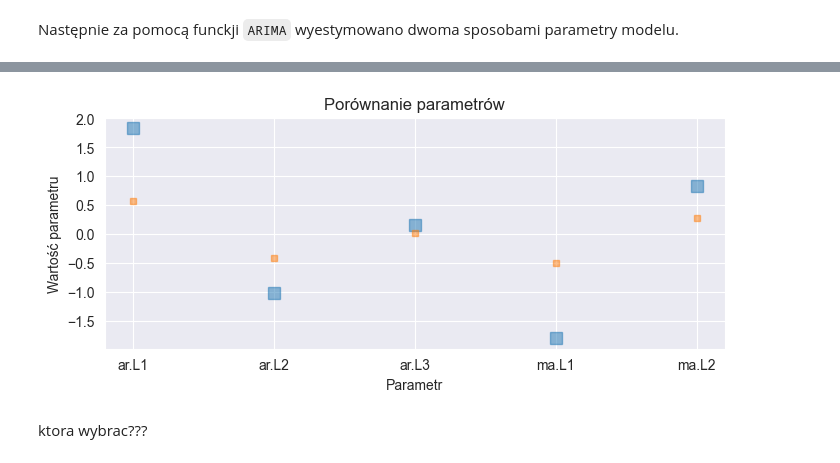
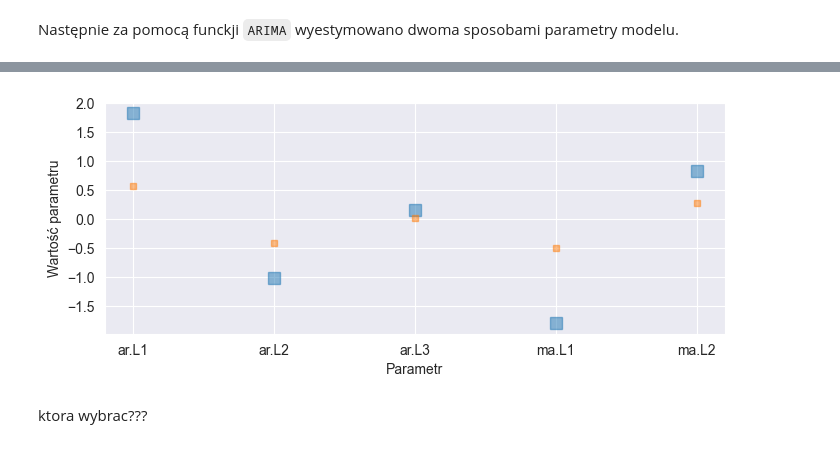
Before and after one commit to werojskz/kaszcz_sprawko, a Jupyter notebook: sprawko.ipynb, the cells around one changed output, grey strips where cells are left out. Cells and saved outputs as stored; diff of their text form; code cells hidden in the pictures.

```diff
--- a/sprawko.ipynb
+++ b/sprawko.ipynb
@@ -334,14 +334,14 @@ Warnings:
 # %%
 plt.figure(figsize=(8,3))
 plt.plot(model_first_method.params[1:-1], 's', markersize=8, alpha=0.5, label='Estymowana - metoda 1')
 plt.plot(model_second_method.params[1:-1], 's', markersize=5, alpha=0.5, label='Estymowana - metoda 2')
 plt.xlabel('Parametr')
 plt.ylabel('Wartość parametru')
-plt.title('Porównanie parametrów')
+#plt.title('Porównanie parametrów')
 
 plt.show()
 # %% [output]
-[figure, old version]
+[figure, new version]
 # %% [markdown]
 ktora wybrac???
 # %% [markdown]
```
Also changed, not shown: parts of 8 cells of this notebook.
